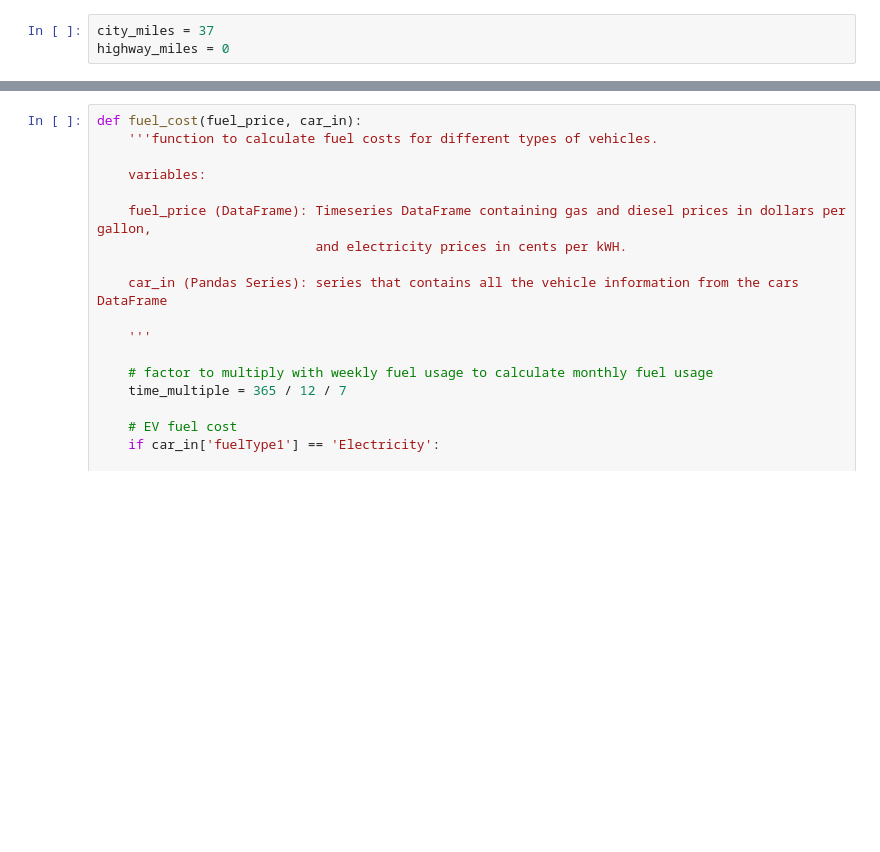
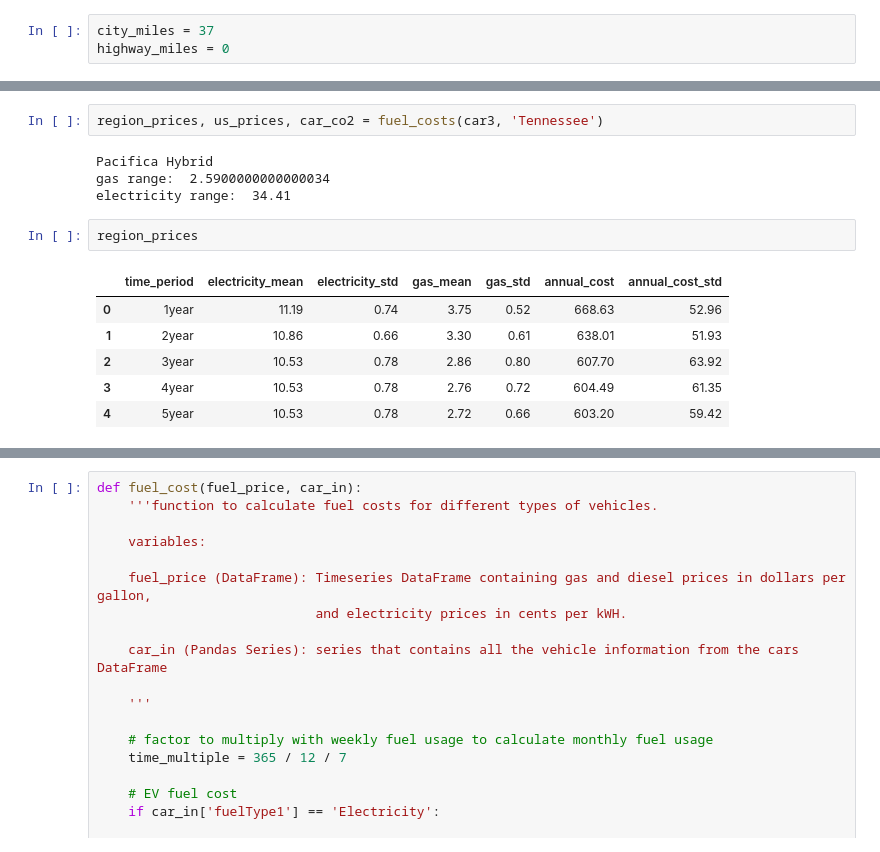
Before and after one commit to richardbradshaw/cars_dash, a Jupyter notebook: Dash_analysis.ipynb, the cells around one changed output, grey strips where cells are left out. Cells and saved outputs as stored; diff of their text form; blank space fills up the shorter version.

Commit message:
Add files via upload
Finished the fuel_costs function!

```diff
--- a/Dash_analysis.ipynb
+++ b/Dash_analysis.ipynb
@@ -553,0 +621,15 @@ region_gas_averages
+# %%
+region_prices, us_prices, car_co2 = fuel_costs(car3, 'Tennessee')
+# %% [output]
+Pacifica Hybrid
+gas range:  2.5900000000000034
+electricity range:  34.41
+# %%
+region_prices
+# %% [output]
+|  | time_period | electricity_mean | electricity_std | gas_mean | gas_std | annual_cost | annual_cost_std |
+| 0 | 1year | 11.19 | 0.74 | 3.75 | 0.52 | 668.63 | 52.96 |
+| 1 | 2year | 10.86 | 0.66 | 3.30 | 0.61 | 638.01 | 51.93 |
+| 2 | 3year | 10.53 | 0.78 | 2.86 | 0.80 | 607.70 | 63.92 |
+| 3 | 4year | 10.53 | 0.78 | 2.76 | 0.72 | 604.49 | 61.35 |
+| 4 | 5year | 10.53 | 0.78 | 2.72 | 0.66 | 603.20 | 59.42 |
```
Also changed, not shown: parts of 12 cells of this notebook.
